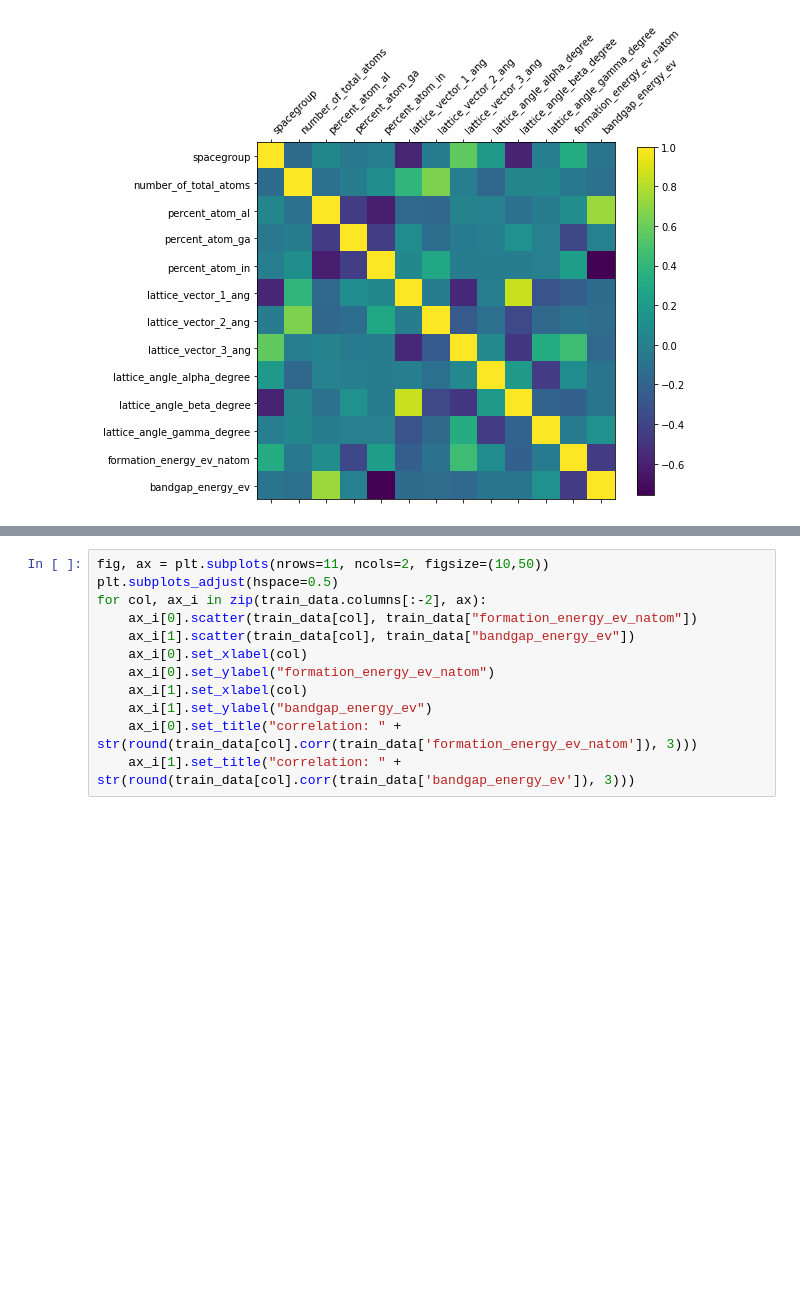
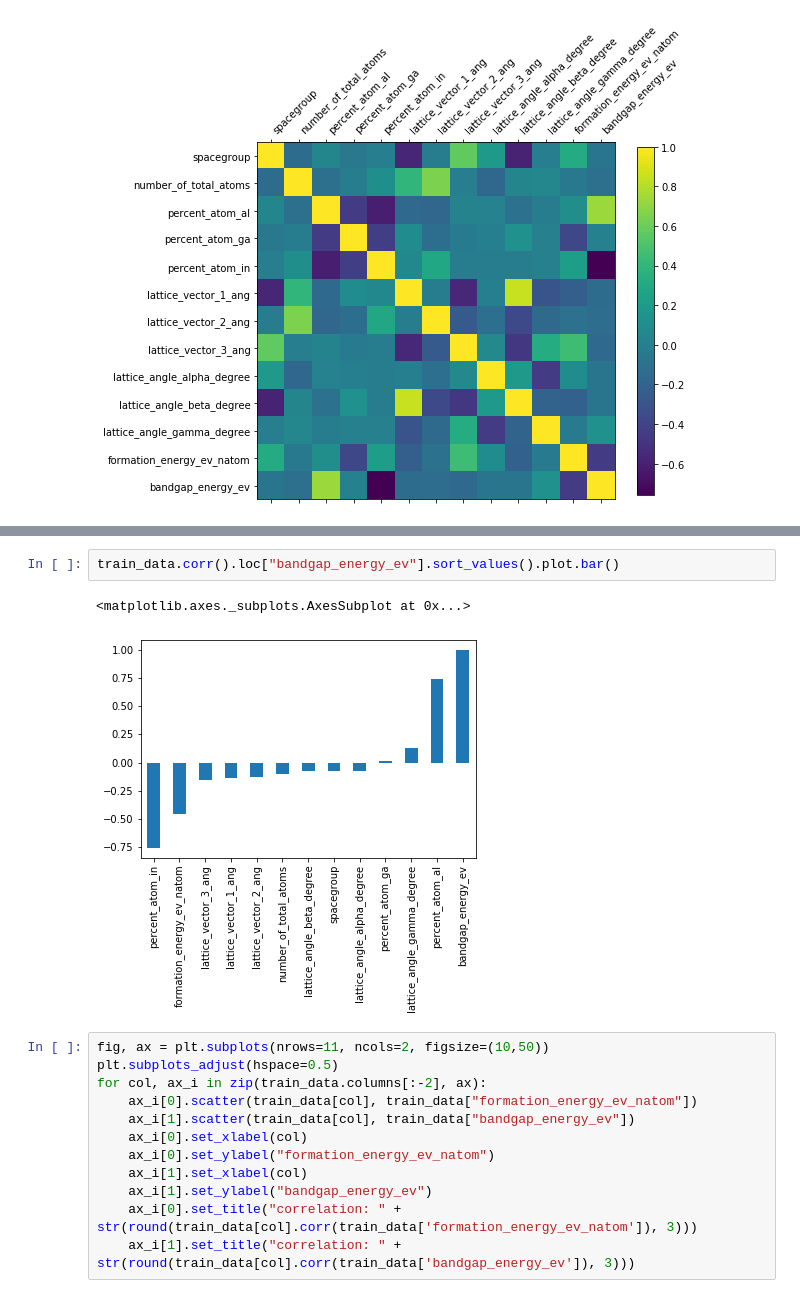
Before and after one commit to taidopurason/nomad2018, a Jupyter notebook: Data exploration.ipynb, the cells around one changed output, grey strips where cells are left out. Cells and saved outputs as stored; diff of their text form; blank space fills up the shorter version.

```diff
--- a/Data exploration.ipynb
+++ b/Data exploration.ipynb
@@ -74,3 +81,8 @@ plt.show()
+# %%
+train_data.corr().loc["bandgap_energy_ev"].sort_values().plot.bar()
+# %% [output]
+<matplotlib.axes._subplots.AxesSubplot at 0x...>
+[figure, added]
 # %%
 fig, ax = plt.subplots(nrows=11, ncols=2, figsize=(10,50))
 plt.subplots_adjust(hspace=0.5)
```
Also changed, not shown: parts of 14 cells of this notebook, 2 other files.
